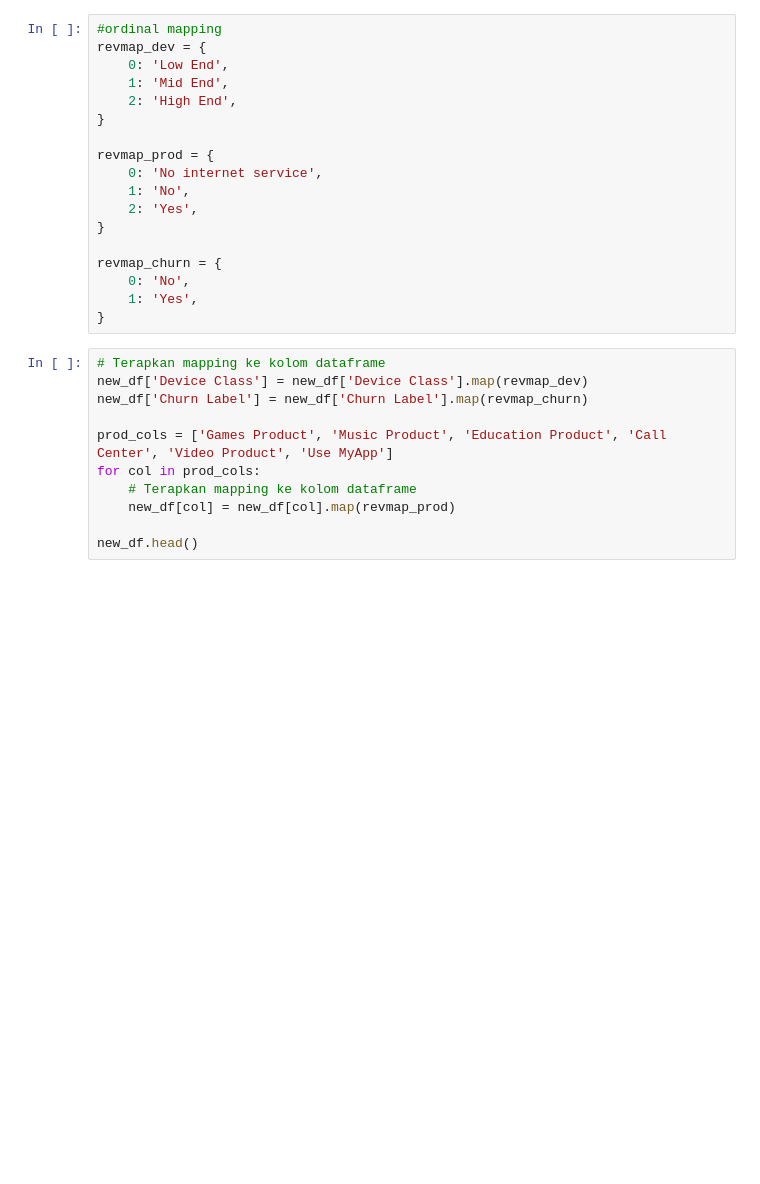
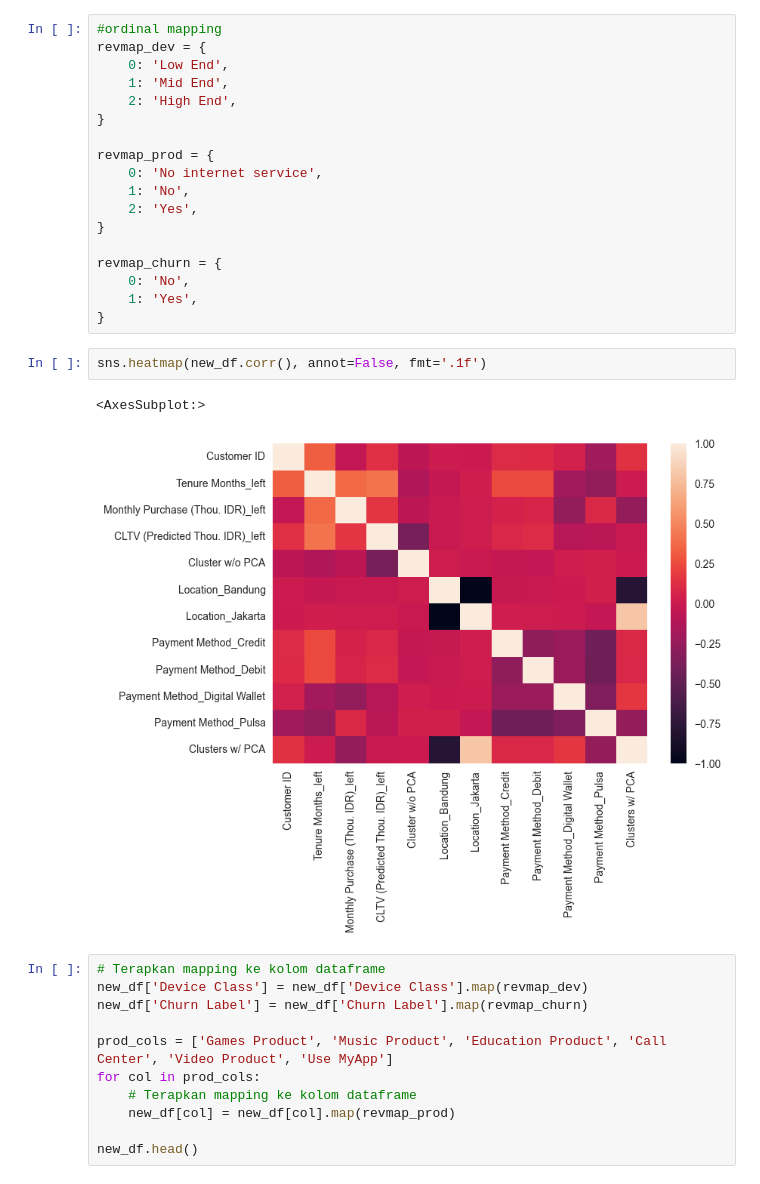
Before and after one commit to whisnumurtyga/dsw-second-guess, a Jupyter notebook: code/clustering.ipynb, the cells around one changed output. Drawn from its saved outputs; the diff is of its cells as text; blank space fills up the shorter version.

```diff
--- a/code/clustering.ipynb
+++ b/code/clustering.ipynb
@@ -385,6 +411,11 @@ revmap_churn = {
     0: 'No',
     1: 'Yes',
 }
+# %%
+sns.heatmap(new_df.corr(), annot=False, fmt='.1f')
+# %% [output]
+<AxesSubplot:>
+[figure, added]
 # %%
 # Terapkan mapping ke kolom dataframe
 new_df['Device Class'] = new_df['Device Class'].map(revmap_dev)
```
Also changed, not shown: parts of 19 cells of this notebook, 2 other files.
